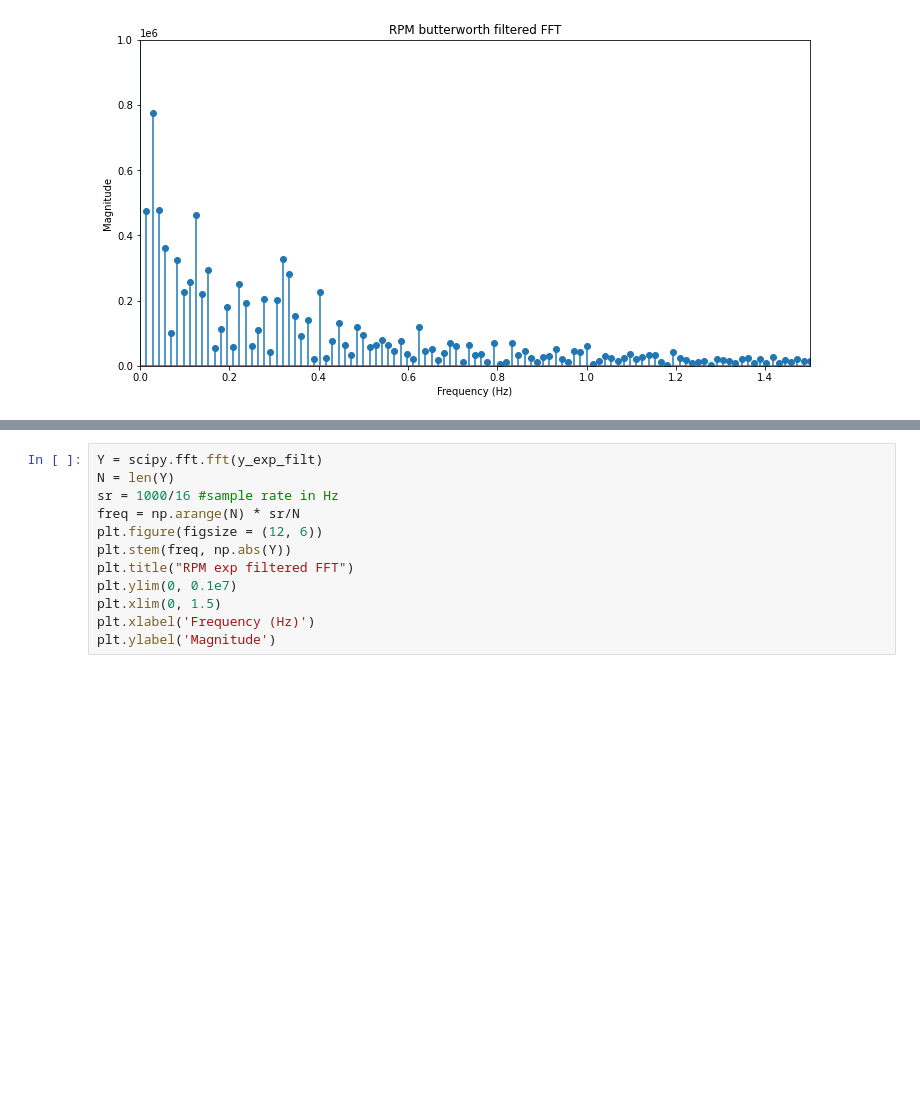
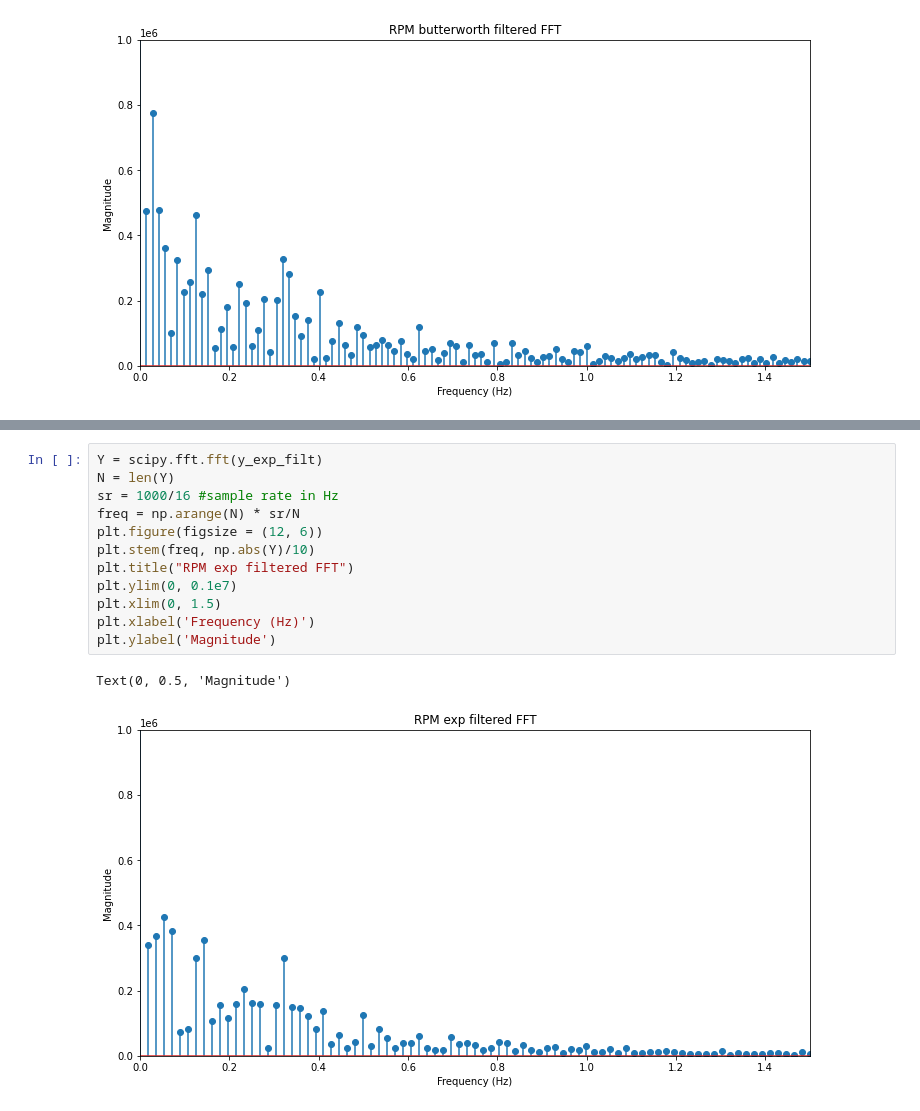
Before and after one commit to Bruin-Racing-Baja/MOAT, a Jupyter notebook: data_analysis/freq_analysis.ipynb, the cells around one changed output, grey strips where cells are left out. Saved outputs shown, nothing was run; the diff lists cells and outputs as text; blank space fills up the shorter version.

```diff
--- a/data_analysis/freq_analysis.ipynb
+++ b/data_analysis/freq_analysis.ipynb
@@ -85,12 +85,15 @@ Text(0.5, 1.0, 'RPM exponential filtered, alpha = 0.1')
 # %%
 Y = scipy.fft.fft(y_exp_filt)
 N = len(Y)
 sr = 1000/16 #sample rate in Hz
 freq = np.arange(N) * sr/N
 plt.figure(figsize = (12, 6))
-plt.stem(freq, np.abs(Y))
+plt.stem(freq, np.abs(Y)/10)
 plt.title("RPM exp filtered FFT")
 plt.ylim(0, 0.1e7)
 plt.xlim(0, 1.5)
 plt.xlabel('Frequency (Hz)')
 plt.ylabel('Magnitude')
+# %% [output]
+Text(0, 0.5, 'Magnitude')
+[figure, added]
```
Also changed, not shown: parts of 1 cell of this notebook.
